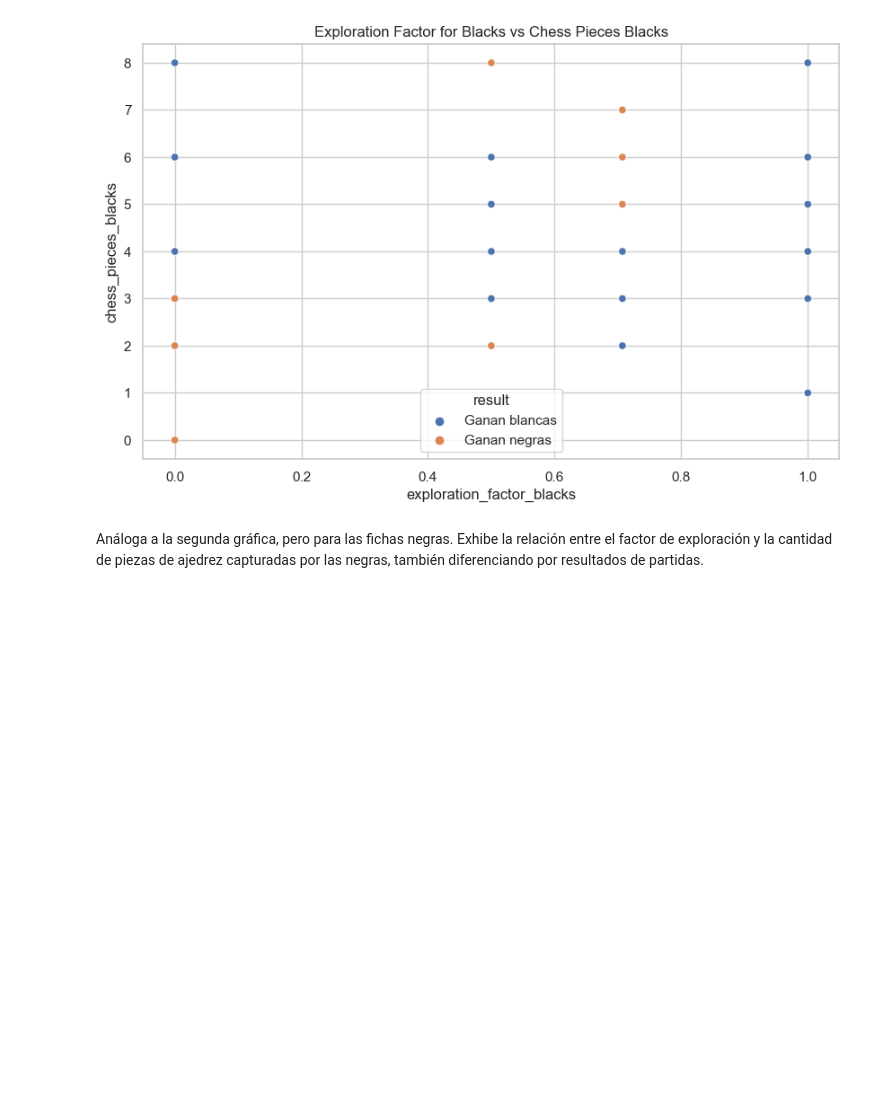
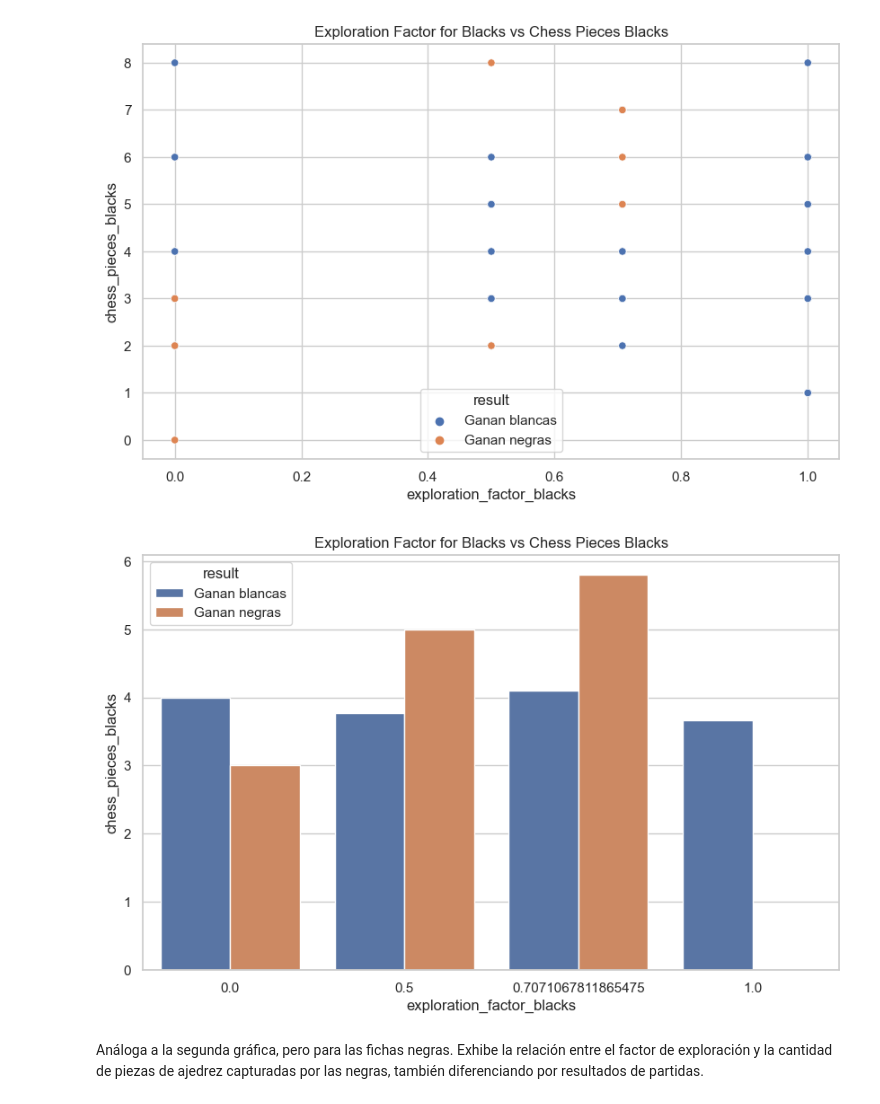
Before and after one commit to Alex-GF/ajedrez-vikinga, a Jupyter notebook: documentacion/hiper_mcts.ipynb, the cells around one changed output. Cells and saved outputs as stored; diff of their text form; code cells hidden in the pictures; blank space fills up the shorter version.

```diff
--- a/documentacion/hiper_mcts.ipynb
+++ b/documentacion/hiper_mcts.ipynb
@@ -262,5 +267,9 @@ create_scatter_plot(df, 'exploration_factor_blacks', 'chess_pieces_blacks', 'res
 # %% [output]
 [figure]
+# %%
+create_bar_plot(df, 'exploration_factor_blacks', 'chess_pieces_blacks', 'result', 'Exploration Factor for Blacks vs Chess Pieces Blacks')
+# %% [output]
+[figure, added]
 # %% [markdown]
 Análoga a la segunda gráfica, pero para las fichas negras. Exhibe la relación entre el factor de exploración y la cantidad de piezas de ajedrez capturadas por las negras, también diferenciando por resultados de partidas.
 # %%
```
Also changed, not shown: parts of 77 cells of this notebook, 4 other files.
